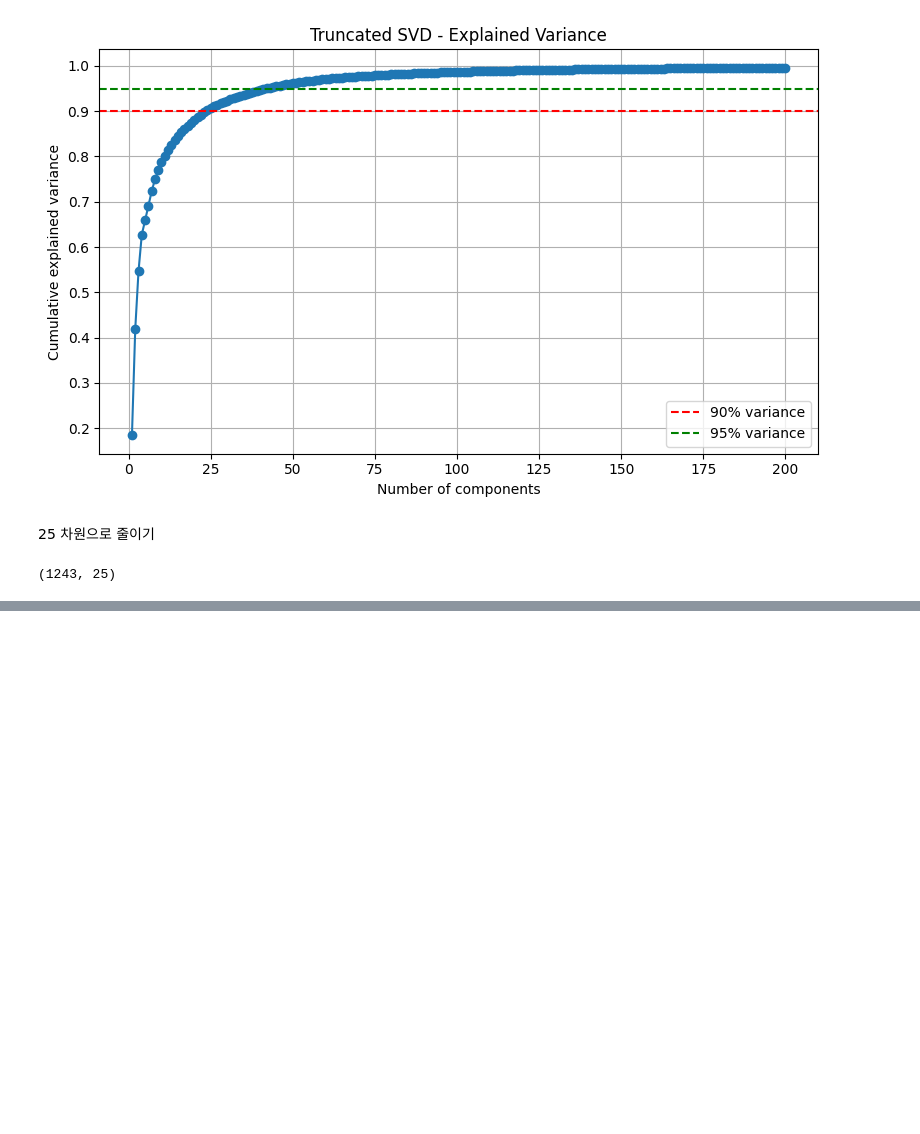
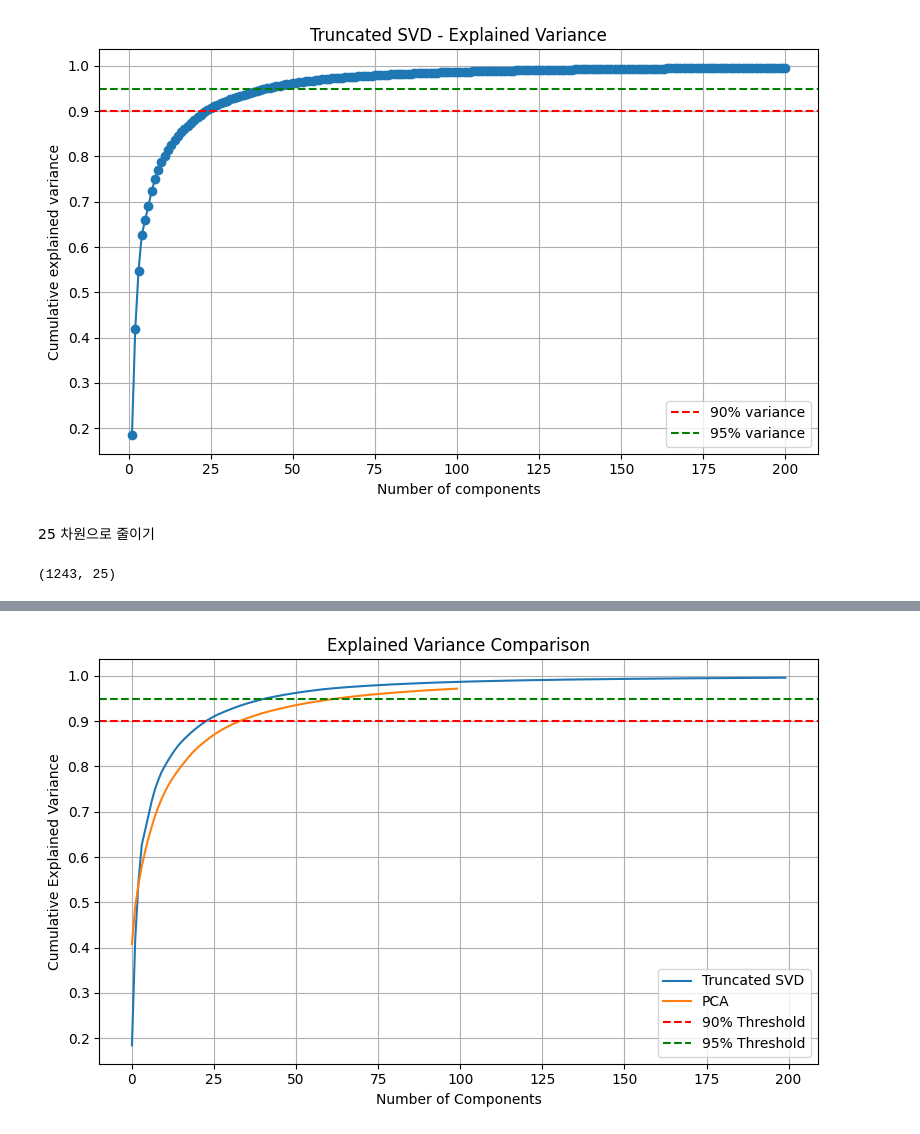
Before and after one commit to jaewook-lee4014/Microbiome, a Jupyter notebook: 1. DataPreprocessing/ESV_dimension_reduction.ipynb, the cells around one changed output, grey strips where cells are left out. Drawn from its saved outputs; the diff is of its cells as text; code cells hidden in the pictures; blank space fills up the shorter version.

```diff
--- a/1. DataPreprocessing/ESV_dimension_reduction.ipynb
+++ b/1. DataPreprocessing/ESV_dimension_reduction.ipynb
@@ -123,0 +158,20 @@ X_svd_df.to_csv("../0. Data/ESV_SVD_25D.csv")
+# %%
+esv_diff = filtered_esv.diff().dropna()
+svd_diff = TruncatedSVD(n_components=100)
+svd_diff.fit(esv_diff)
+cum_var_diff = np.cumsum(svd_diff.explained_variance_ratio_)
+# %%
+plt.figure(figsize=(8, 5))
+plt.plot(cumulative_explained, label="Truncated SVD")
+plt.plot(cum_var_diff, label="PCA")
+plt.axhline(0.9, linestyle="--", color="red", label="90% Threshold")
+plt.axhline(0.95, linestyle="--", color="green", label="95% Threshold")
+plt.xlabel("Number of Components")
+plt.ylabel("Cumulative Explained Variance")
+plt.title("Explained Variance Comparison")
+plt.legend()
+plt.grid(True)
+plt.tight_layout()
+plt.show()
+# %% [output]
+[figure, added]
```
Also changed, not shown: parts of 5 cells of this notebook, 9 other files.
